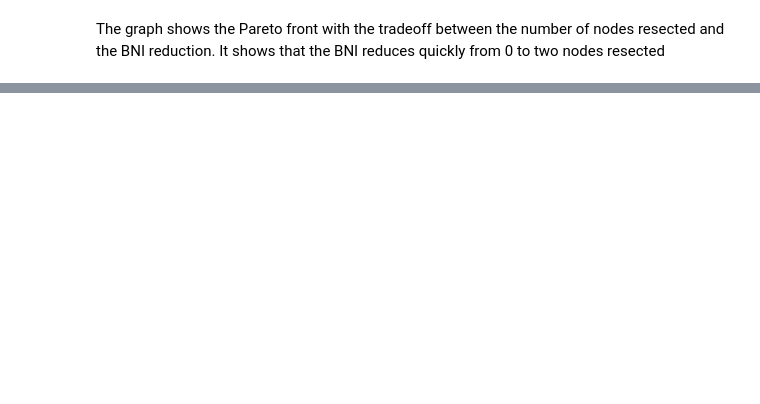
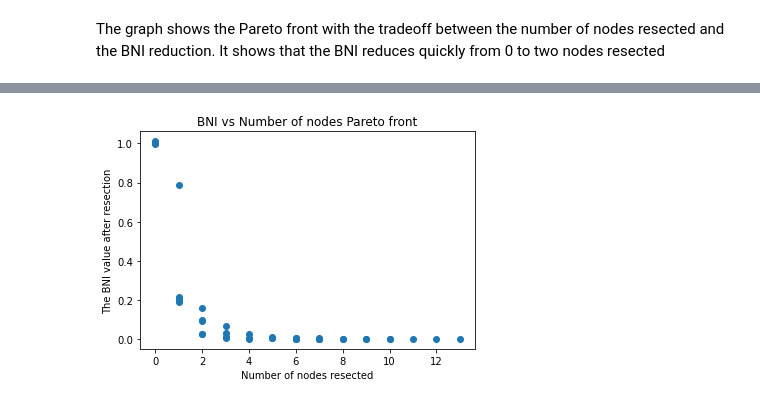
Before and after one commit to AlexReido/EpilepsyGroupProject, a Jupyter notebook: PythonCode/graphs_charts.ipynb, the cells around one changed output, grey strips where cells are left out. Saved outputs shown, nothing was run; the diff lists cells and outputs as text; code cells hidden in the pictures; blank space fills up the shorter version.

```diff
--- a/PythonCode/graphs_charts.ipynb
+++ b/PythonCode/graphs_charts.ipynb
@@ -35,0 +153,38 @@ It shows that the BNI reduces quickly from 0 to two nodes resected
+# %%
+import numpy as np
+nnums =[]
+bvals =[]
+first = np.array(first_results)
+# print(first[:,0].tolist())
+nnums = nnums + first[:,0].tolist()
+bvals = bvals + first[:,1].tolist()
+# bvals.append(list(first[:,1]))
+
+first = np.array(second)
+nnums = nnums + first[:,0].tolist()
+bvals = bvals + first[:,1].tolist()
+# bvals.append(list(first[:,1]))
+
+first = np.array(third)
+nnums = nnums + first[:,0].tolist()
+bvals = bvals + first[:,1].tolist()
+# nnums.append(np.ravel(first[:,0]))
+# bvals.append(list(first[:,1]))
+
+first = np.array(fourth)
+nnums = nnums + first[:,0].tolist()
+bvals = bvals + first[:,1].tolist()
+# nnums.append(list(first[:,0]))
+# bvals.append(list(first[:,1]))
+
+first = np.array(fifth)
+nnums = nnums + first[:,0].tolist()
+bvals = bvals + first[:,1].tolist()
+# nnums.append(list(first[:,0]))
+# bvals.append(list(first[:,1]))
+# print(np.ravel(nnums))
+
+print(nnums)
+print()
+print(bvals)
+# print(list(np.ravel(bvals)))
@@ -35,0 +203,8 @@ It shows that the BNI reduces quickly from 0 to two nodes resected
+# %%
+plt.title("BNI vs Number of nodes Pareto front")
+plt.xlabel("Number of nodes resected")
+plt.ylabel("The BNI value after resection")
+plt.scatter(nnums, bvals)
+plt.savefig("Front5runs", dpi=300)
+# %% [output]
+[figure, added]
```
Also changed, not shown: parts of 9 cells of this notebook.
